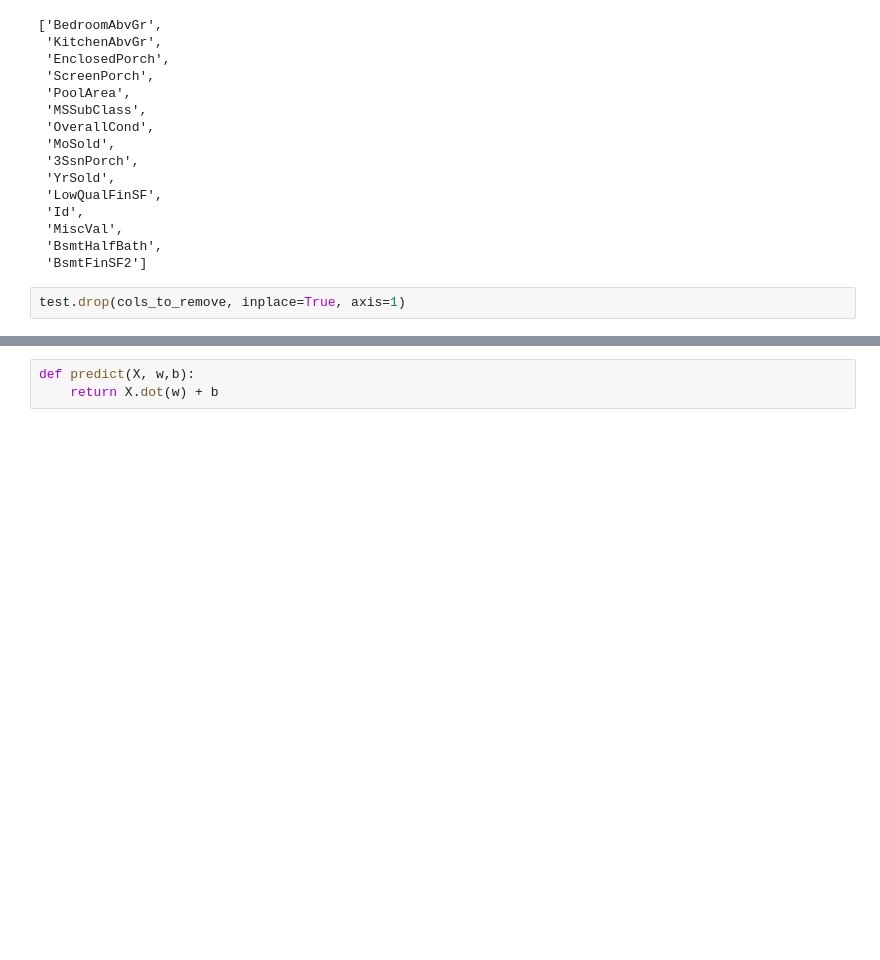
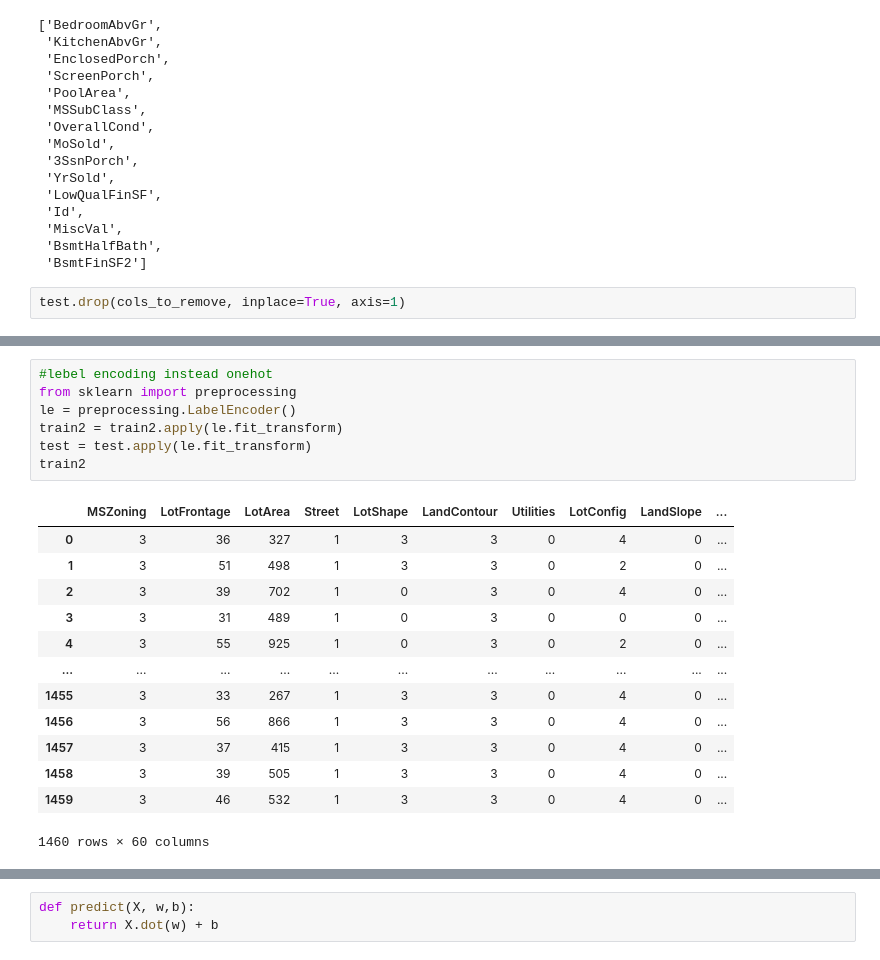
Before and after one commit to Acelogic/ML-Multiple-Linear-Regression, a Jupyter notebook: Project_1/src/main.ipynb, the cells around one changed output, grey strips where cells are left out. Cells and saved outputs as stored; diff of their text form; blank space fills up the shorter version.

```diff
--- a/Project_1/src/main.ipynb
+++ b/Project_1/src/main.ipynb
@@ -118,0 +150,21 @@ test.drop(cols_to_remove, inplace=True, axis=1)
+# %%
+#lebel encoding instead onehot
+from sklearn import preprocessing
+le = preprocessing.LabelEncoder()
+train2 = train2.apply(le.fit_transform)
+test = test.apply(le.fit_transform)
+train2
+# %% [output]
+|  | MSZoning | LotFrontage | LotArea | Street | LotShape | LandContour | Utilities | LotConfig | LandSlope | ... |
+| 0 | 3 | 36 | 327 | 1 | 3 | 3 | 0 | 4 | 0 | ... |
+| 1 | 3 | 51 | 498 | 1 | 3 | 3 | 0 | 2 | 0 | ... |
+| 2 | 3 | 39 | 702 | 1 | 0 | 3 | 0 | 4 | 0 | ... |
+| 3 | 3 | 31 | 489 | 1 | 0 | 3 | 0 | 0 | 0 | ... |
+| 4 | 3 | 55 | 925 | 1 | 0 | 3 | 0 | 2 | 0 | ... |
+| ... | ... | ... | ... | ... | ... | ... | ... | ... | ... | ... |
+| 1455 | 3 | 33 | 267 | 1 | 3 | 3 | 0 | 4 | 0 | ... |
+| 1456 | 3 | 56 | 866 | 1 | 3 | 3 | 0 | 4 | 0 | ... |
+| 1457 | 3 | 37 | 415 | 1 | 3 | 3 | 0 | 4 | 0 | ... |
+| 1458 | 3 | 39 | 505 | 1 | 3 | 3 | 0 | 4 | 0 | ... |
+| 1459 | 3 | 46 | 532 | 1 | 3 | 3 | 0 | 4 | 0 | ... |
+1460 rows × 60 columns
```
Also changed, not shown: parts of 56 cells of this notebook, 1 other file.
